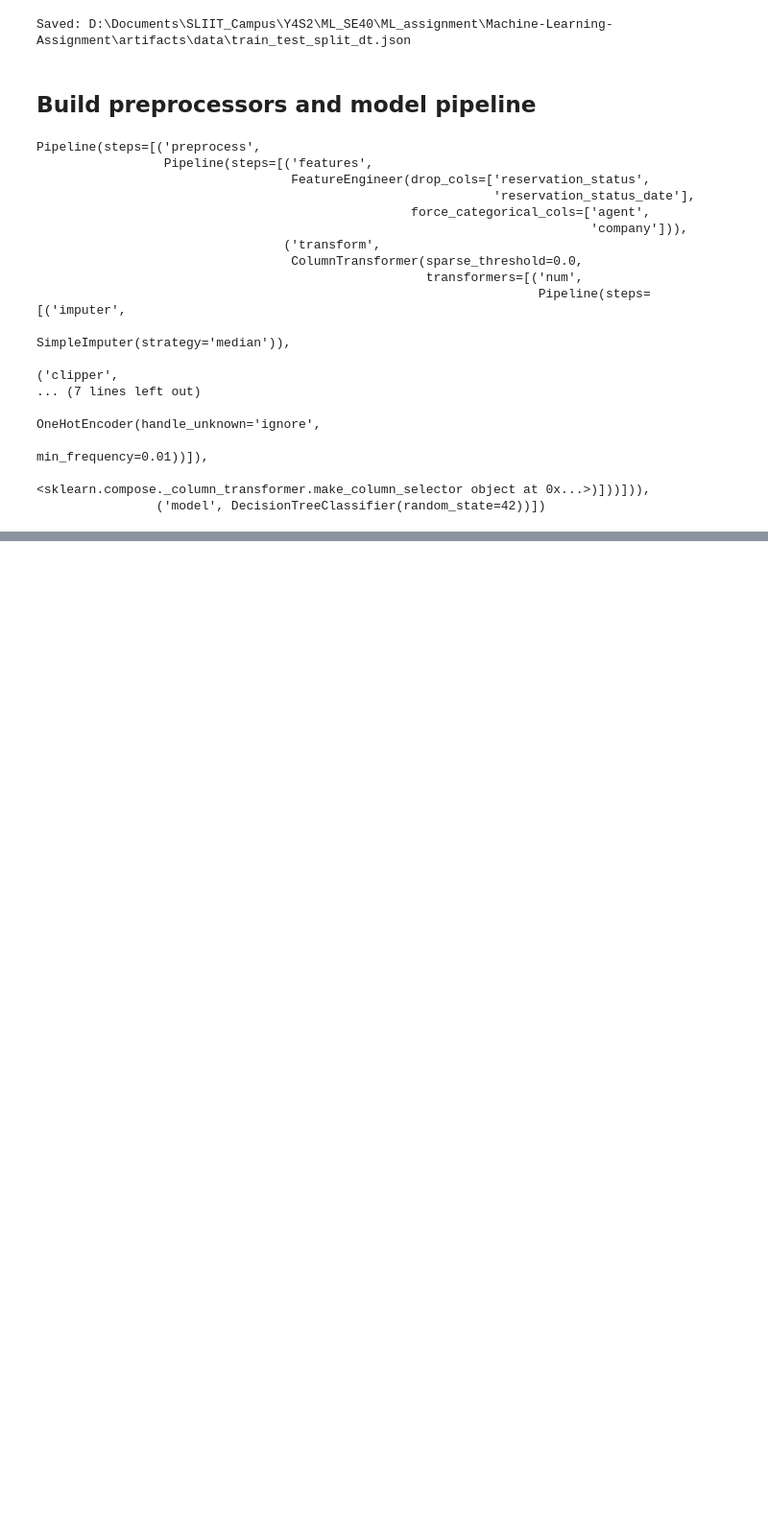
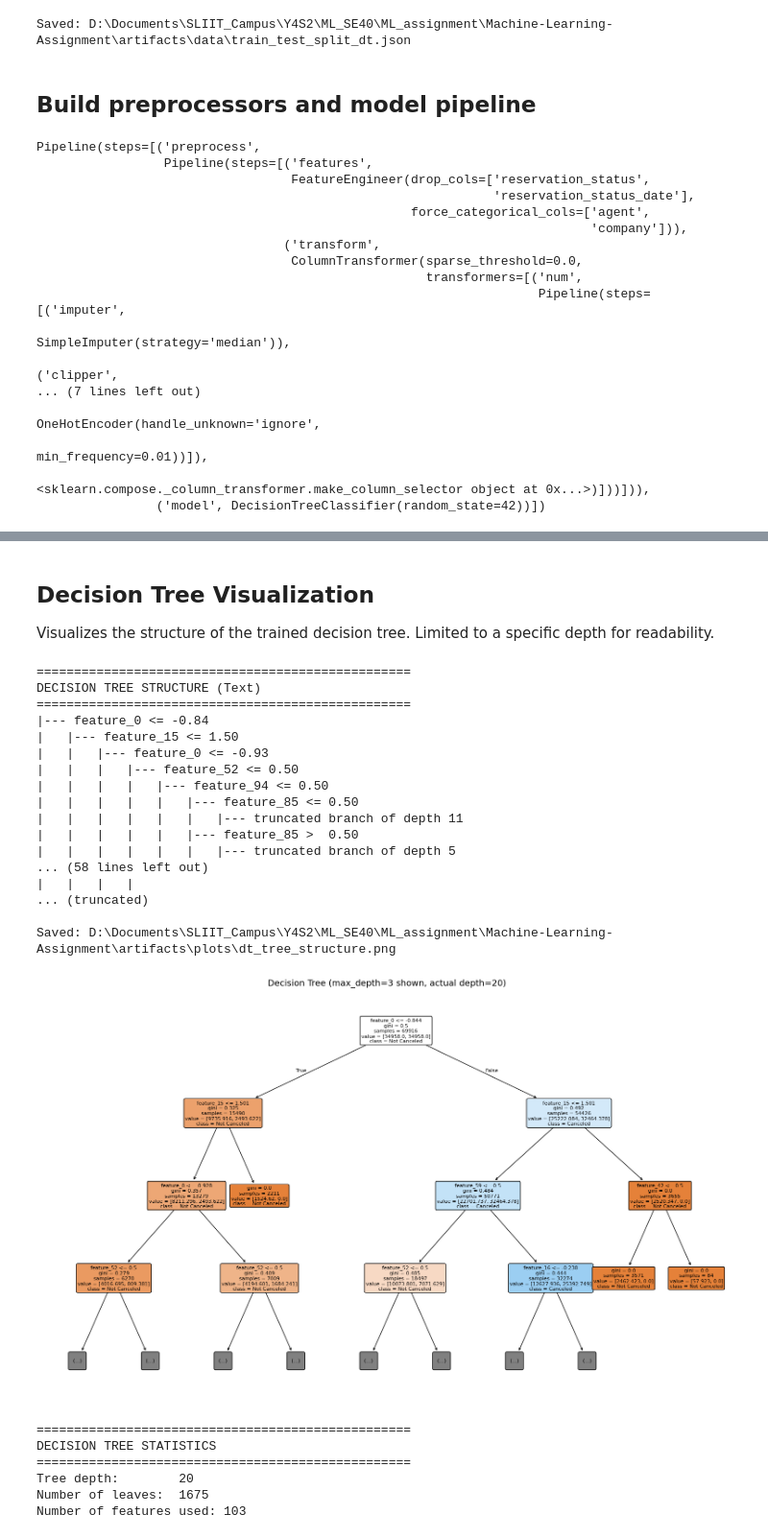
Before and after one commit to YasiruKaveeshwara/Machine-Learning-Assignment, a Jupyter notebook: notebooks/05_model_decision_tree.ipynb, the cells around one changed output, grey strips where cells are left out. Shown at 96% size. Drawn from its saved outputs; the diff is of its cells as text; code cells hidden in the pictures; blank space fills up the shorter version.

```diff
--- a/notebooks/05_model_decision_tree.ipynb
+++ b/notebooks/05_model_decision_tree.ipynb
@@ -519,0 +905,79 @@ pd.DataFrame(rows).to_csv(ART["metrics"] / "dt_tree_depth_vs_f1.csv", index=Fals
+# %% [markdown]
+## Decision Tree Visualization
+
+Visualizes the structure of the trained decision tree. Limited to a specific depth for readability.
+# %%
+# Decision Tree Visualization
+
+from sklearn.tree import plot_tree, export_text
+
+# Get the trained decision tree model
+dt_model = best_model.named_steps["model"]
+
+# Option 1: Text representation (always works)
+print("=" * 50)
+print("DECISION TREE STRUCTURE (Text)")
+print("=" * 50)
+tree_text = export_text(
+    dt_model,
+    feature_names=feature_names if len(feature_names) == dt_model.n_features_in_ else None,
+    max_depth=5,  # Limit depth for readability
+)
+print(tree_text[:3000])  # Print first 3000 chars to avoid overwhelming output
+if len(tree_text) > 3000:
+    print("... (truncated)")
+
+# Option 2: Graphical visualization
+fig, ax = plt.subplots(figsize=(20, 12))
+plot_tree(
+    dt_model,
+    feature_names=feature_names if len(feature_names) == dt_model.n_features_in_ else None,
+    class_names=["Not Canceled", "Canceled"],
+    filled=True,
+    rounded=True,
+    max_depth=3,  # Limit depth for visualization clarity
+    fontsize=8,
+    ax=ax,
+)
+ax.set_title(f"Decision Tree (max_depth=3 shown, actual depth={dt_model.get_depth()})", fontsize=14)
+
+# Save the tree visualization
+tree_plot_path = ART["plots"] / f"{MODEL_NAME}_tree_structure.png"
+fig.savefig(tree_plot_path, dpi=FIG_DPI, bbox_inches="tight", facecolor="white")
+print(f"\nSaved: {tree_plot_path.resolve()}")
+
+plt.show()
+plt.close(fig)
+
+# Display tree statistics
+print("\n" + "=" * 50)
+print("DECISION TREE STATISTICS")
+print("=" * 50)
+print(f"Tree depth:        {dt_model.get_depth()}")
+print(f"Number of leaves:  {dt_model.get_n_leaves()}")
+print(f"Number of features used: {dt_model.n_features_in_}")
+# %% [output]
+==================================================
+DECISION TREE STRUCTURE (Text)
+==================================================
+|--- feature_0 <= -0.84
+|   |--- feature_15 <= 1.50
+|   |   |--- feature_0 <= -0.93
+|   |   |   |--- feature_52 <= 0.50
+|   |   |   |   |--- feature_94 <= 0.50
+|   |   |   |   |   |--- feature_85 <= 0.50
+|   |   |   |   |   |   |--- truncated branch of depth 11
+|   |   |   |   |   |--- feature_85 >  0.50
+|   |   |   |   |   |   |--- truncated branch of depth 5
+... (58 lines left out)
+|   |   |   |
+... (truncated)
+
+Saved: D:\Documents\SLIIT_Campus\Y4S2\ML_SE40\ML_assignment\Machine-Learning-Assignment\artifacts\plots\dt_tree_structure.png
+[figure, added]
+==================================================
+DECISION TREE STATISTICS
+==================================================
+Tree depth:        20
+Number of leaves:  1675
+Number of features used: 103
```
Also changed, not shown: parts of 31 cells of this notebook, 15 other files.
